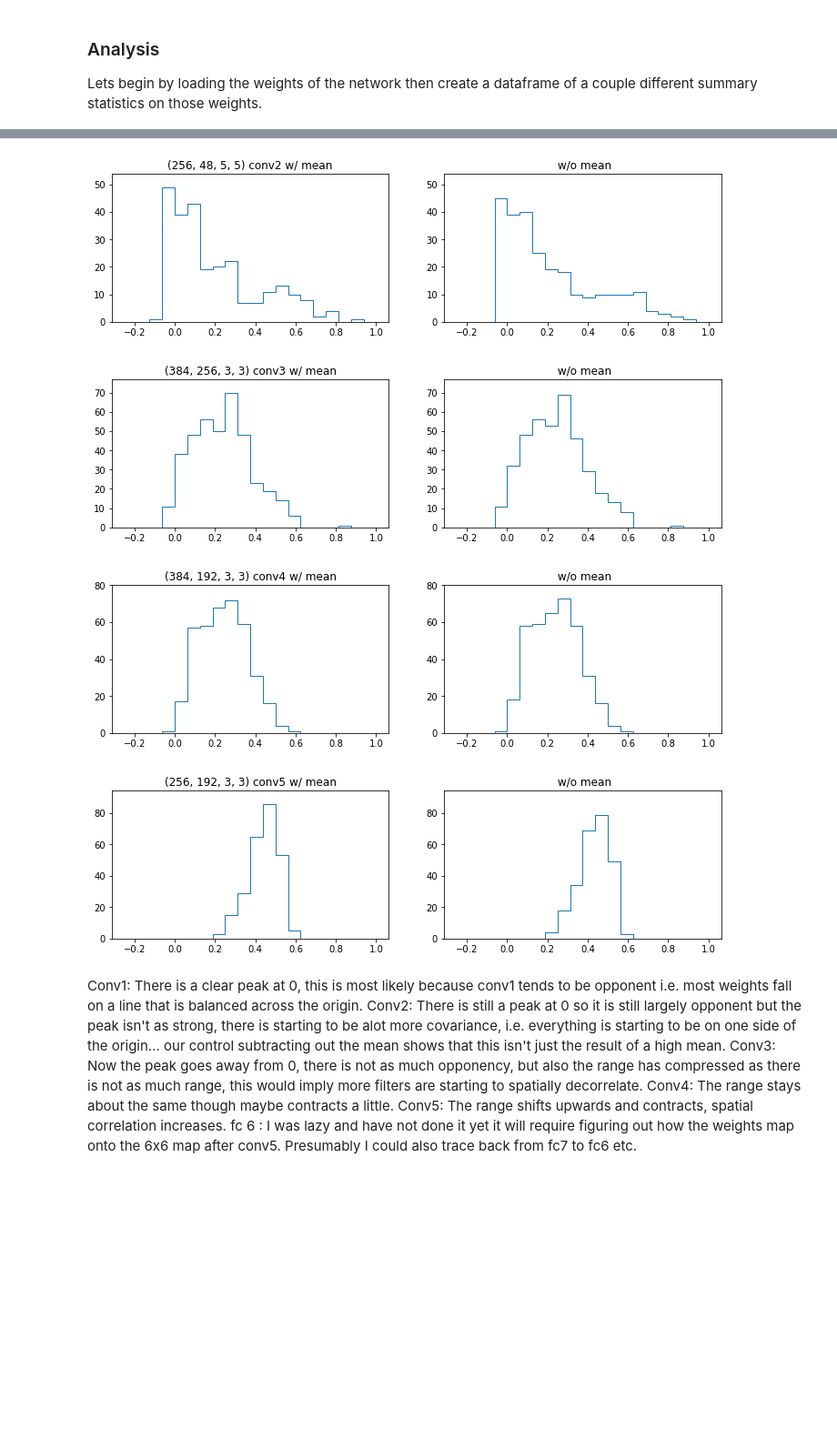
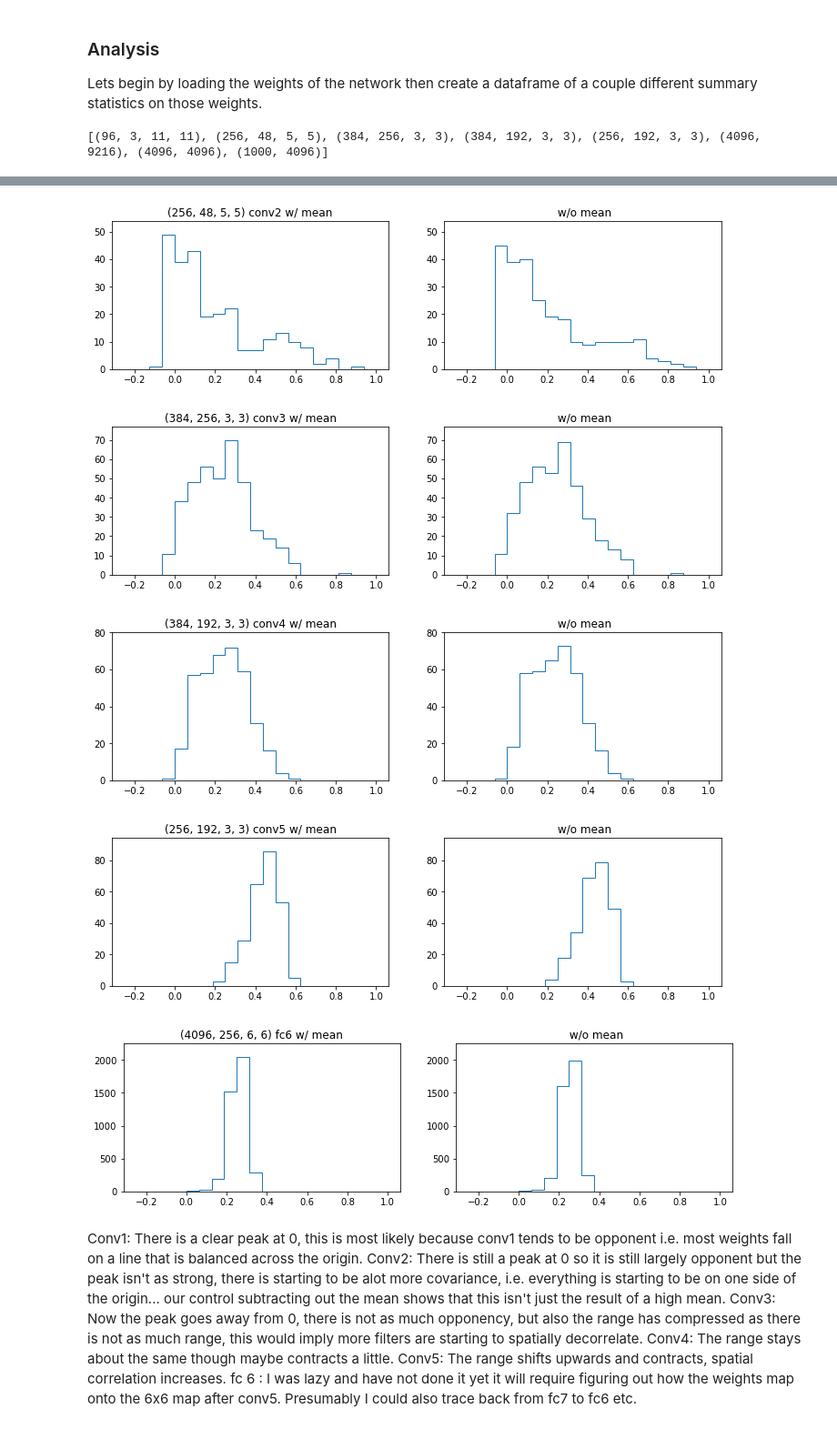
Before and after one commit to deanpospisil/ipython_nb, a Jupyter notebook: Relation of TI to CNN weights.ipynb, the cells around one changed output, grey strips where cells are left out. Shown at 91% size. Saved outputs shown, nothing was run; the diff lists cells and outputs as text; code cells hidden in the pictures; blank space fills up the shorter version.

```diff
--- a/Relation of TI to CNN weights.ipynb
+++ b/Relation of TI to CNN weights.ipynb
@@ -44,8 +44,13 @@ if 'a' not in locals() or goforit:
             netwts = pickle.load(f, encoding='latin1')
         except:
             netwts = pickle.load(f)
+# %%
+print([wts[1].shape for wts in netwts])
+netwts[5][1] = netwts[5][1].reshape((4096, 256, 6, 6))
+# %% [output]
+[(96, 3, 11, 11), (256, 48, 5, 5), (384, 256, 3, 3), (384, 192, 3, 3), (256, 192, 3, 3), (4096, 9216), (4096, 4096), (1000, 4096)]
 # %%
-da = xr.open_dataset(top_dir + '/data/responses/bvlc_reference_caffenety_test_APC362_pix_width[32.0]_x_(104.0, 124.0, 11)_x_(104.0, 124.0, 11)_amp_None.nc')['resp']
+da = xr.open_dataset(top_dir + '/data/responses/bvlc_reference_caffenet_APC362_pix_width[32.0]_x_(74.0, 154.0, 21)_y_(74.0, 154.0, 21)_amp_None.nc')['resp']
 da = da.squeeze()
 da = da.transpose('unit','shapes', 'x', 'y')
 da = da.load()
@@ -56,18 +61,23 @@ da = da - da[:, 0, 0, 0] #subtract off baseline
 da = da[:, 1:, ...] #get rid of baseline shape
 # %%
 #lets calculate the spatial covariance of these kernels.
-def ti_av_cov(da, inclmean=True):
+def ti_av_cov(da, inclmean=True, rtrn_space=False):
     dims = da.coords.dims
     #get the da in the right shape
     if ('x' in dims) and ('y' in dims):
         da = da.transpose('unit','shapes', 'x', 'y')
+        ti_spc = np.zeros((np.shape(da)[0], np.shape(da)[2], np.shape(da)[3]))
     elif ('x' in dims):
         da = da.transpose('unit', 'shapes', 'x')
+        ti_spc = np.zeros((np.shape(da)[0], np.shape(da)[2]))
     elif ('y' in dims):
         da = da.transpose('unit', 'shapes', 'y')
+        ti_spc = np.zeros((np.shape(da)[0], np.shape(da)[2]))
 
     #some data to store
     ti = np.zeros(np.shape(da)[0])
+
+
     dens = np.zeros(np.shape(da)[0])
     nums = np.zeros(np.shape(da)[0])
     tot_vars = np.zeros(np.shape(da)[0])
@@ -87,12 +97,17 @@ def ti_av_cov(da, inclmean=True):
 
         cov = np.dot(unit_resp.T, unit_resp)
         cov[np.diag_indices_from(cov)] = 0
+        cov_spc = cov.sum(0)
         numerator = np.sum(np.triu(cov))
 
         vlength = np.linalg.norm(unit_resp, axis=0, keepdims=True)
         max_cov = np.outer(vlength.T, vlength)
         max_cov[np.diag_indices_from(max_cov)] = 0
+        max_cov_spc = max_cov.sum(0)
         denominator= np.sum(np.triu(max_cov))
+
+
+        #trying to output correctly the shape of normalized covariance in a map.
 
         den = np.sum(max_cov)
         num = np.sum(cov)
@@ -101,10 +116,16 @@ def ti_av_cov(da, inclmean=True):
         tot_vars[i] = np.sum(unit_resp**2)
         if den!=0 and num!=0:
             ti[i] = num/den
-    return ti
+            ti_spc[i] = np.reshape(cov_spc / max_cov_spc, np.shape(da)[2:])
+
+
+    if rtrn_space:
+        return ti_spc
+    else:
+        return ti
 
 ti_by_layer = []
-layer_labels = ['conv1', 'conv2', 'conv3', 'conv4', 'conv5']
+layer_labels = ['conv1', 'conv2', 'conv3', 'conv4', 'conv5', 'fc6']
 for layer, layer_name in zip(netwts, layer_labels):
     print(layer[1].shape)
     if len(layer[1].shape)>2:
@@ -138,8 +161,9 @@ for layer, layer_name in zip(netwts, layer_labels):
 [figure]
 [figure]
 [figure]
 [figure]
 [figure]
+[figure, added]
 # %% [markdown]
 Conv1: There is a clear peak at 0, this is most likely because conv1 tends to be opponent i.e. most weights fall on a line that is balanced across the origin.
 Conv2: There is still a peak at 0 so it is still largely opponent but the peak isn't as strong, there is starting to be alot more covariance, i.e. everything is starting to be on one side of the origin... our control subtracting out the mean shows that this isn't just the result of a high mean.
```
Also changed, not shown: parts of 24 cells of this notebook, 2 other files.
